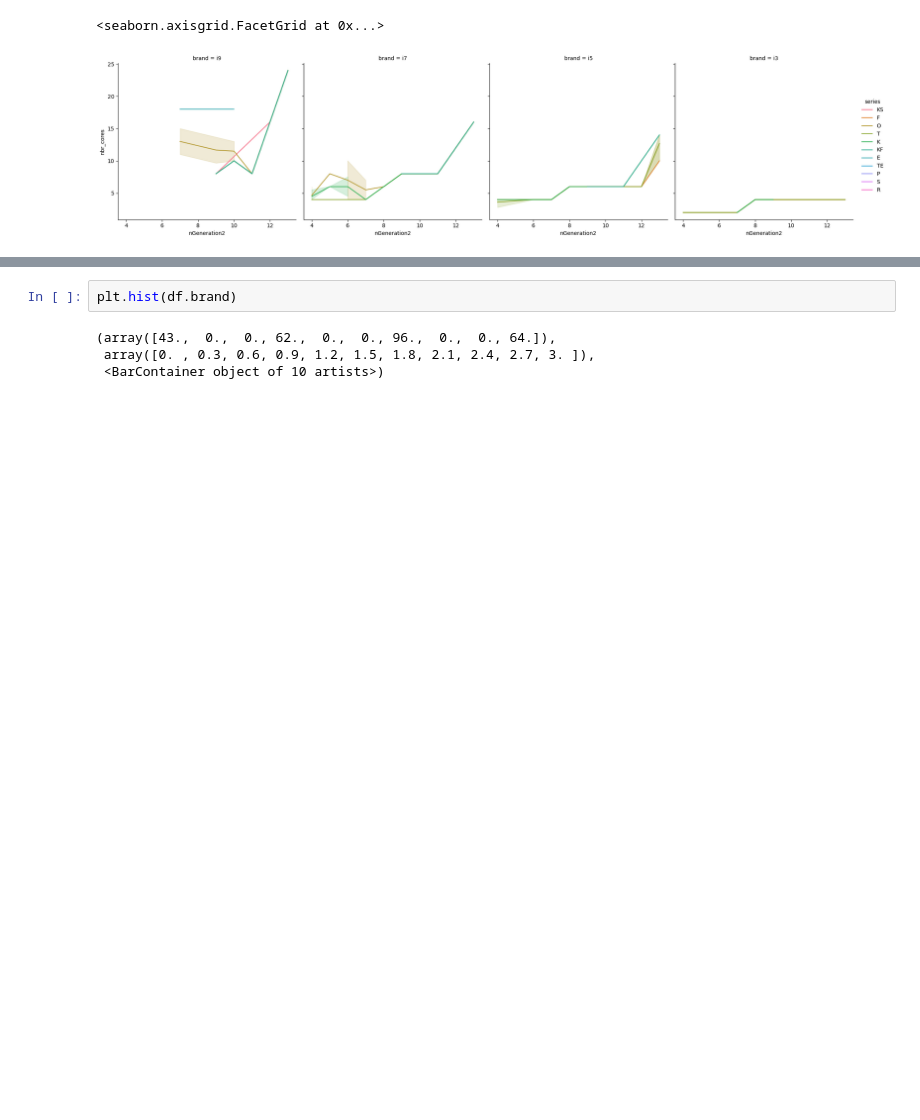
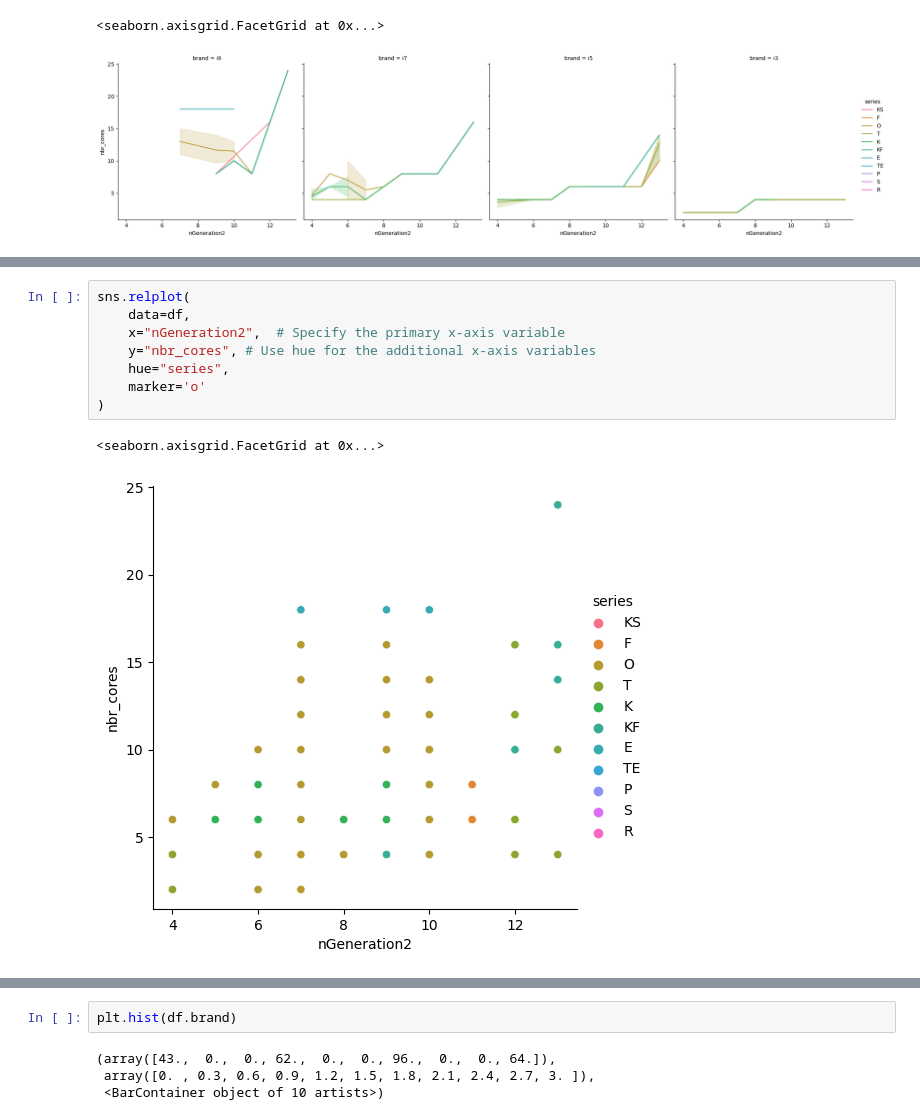
Before and after one commit to aymankhezami/Intel_CPU_comparator, a Jupyter notebook: inte_gpu_analysis.ipynb, the cells around one changed output, grey strips where cells are left out. Drawn from its saved outputs; the diff is of its cells as text; blank space fills up the shorter version.

```diff
--- a/inte_gpu_analysis.ipynb
+++ b/inte_gpu_analysis.ipynb
@@ -74,0 +85,11 @@ sns.relplot(
+# %%
+sns.relplot(
+    data=df,
+    x="nGeneration2",  # Specify the primary x-axis variable
+    y="nbr_cores", # Use hue for the additional x-axis variables
+    hue="series",
+    marker='o'
+)
+# %% [output]
+<seaborn.axisgrid.FacetGrid at 0x...>
+[figure, added]
```
Also changed, not shown: parts of 5 cells of this notebook, 1 other file.
